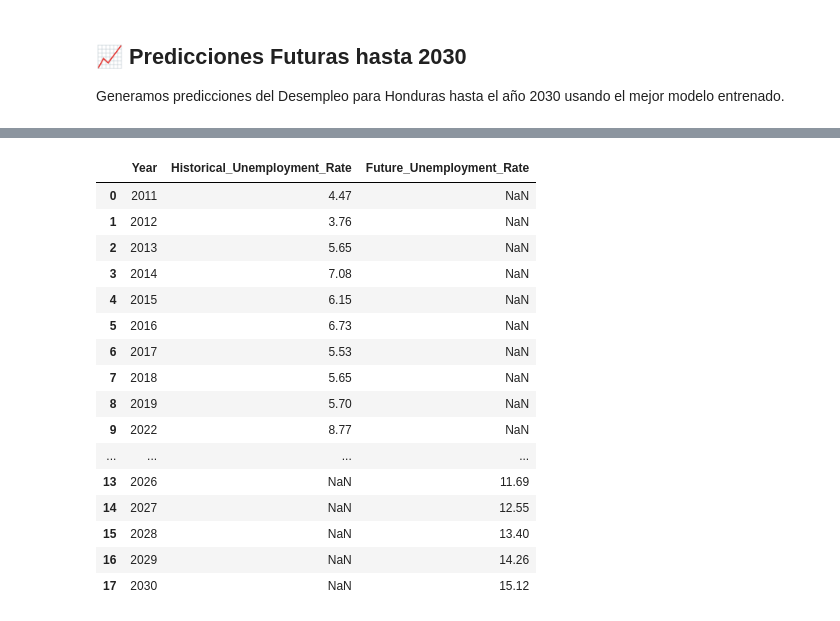
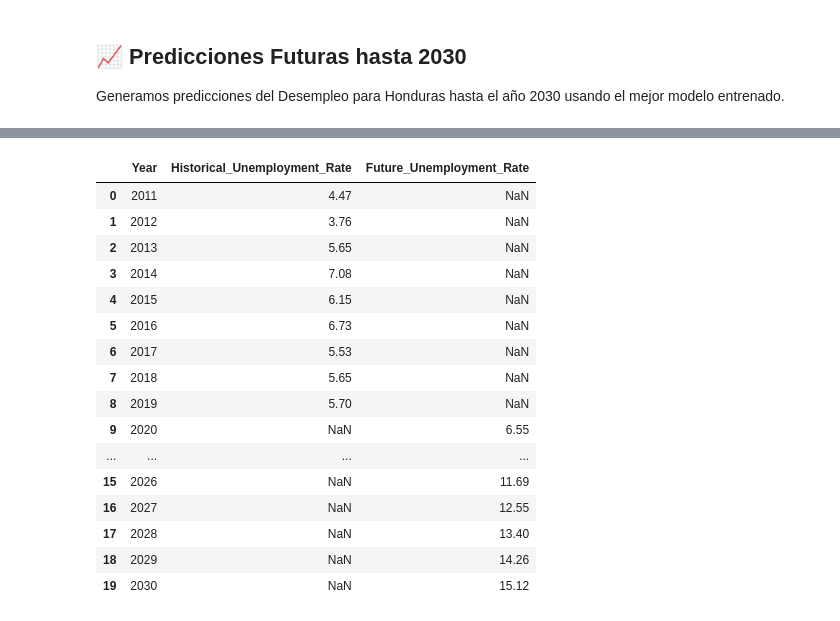
Before and after one commit to Diazgerard/SostenibilidadProyecto2, a Jupyter notebook: Proyecto_Code/Proyecto_Modelo_Desempleo.ipynb, the cells around one changed output, grey strips where cells are left out. Drawn from its saved outputs; the diff is of its cells as text; code cells hidden in the pictures.

```diff
--- a/Proyecto_Code/Proyecto_Modelo_Desempleo.ipynb
+++ b/Proyecto_Code/Proyecto_Modelo_Desempleo.ipynb
@@ -1009,11 +938,12 @@ Visualizando predicciones del mejor modelo: Lasso_Regression
 Generamos predicciones del Desempleo para Honduras hasta el año 2030 usando el mejor modelo entrenado.
 # %%
 # Generar predicciones futuras de desempleo hasta 2030
-def generate_future_unemployment_predictions(best_model_results, model_data_clean, feature_columns, target_years=range(2023, 2031)):
+def generate_future_unemployment_predictions(best_model_results, model_data_clean, feature_columns, target_years=range(2020, 2031)):
     """
     Genera predicciones futuras de desempleo basadas en el mejor modelo entrenado
     """
-    print("🔮 Generando predicciones futuras de desempleo hasta 2030...")
+    print("🔮 Generando predicciones para completar timeline de desempleo 2020-2030...")
+    print("   Incluyendo años faltantes: 2020, 2021 y predicciones futuras hasta 2030")
 
     # Obtener el mejor modelo
     best_model = best_model_results['model']
@@ -1022,6 +952,13 @@ def generate_future_unemployment_predictions(best_model_results, model_data_clea
     historical_data = model_data_clean.copy()
     last_year = historical_data['Year'].max()
 
+    # Identificar qué años faltan en los datos históricos
+    existing_years = set(historical_data['Year'].unique())
+    missing_years = [year for year in target_years if year not in existing_years]
+
+    print(f"📅 Años existentes en datos históricos: {sorted(existing_years)}")
+    print(f"❌ Años faltantes que se van a predecir: {sorted(missing_years)}")
+
     print(f"📊 Año base para proyecciones: {int(last_year)}")
     print(f"📈 Desempleo total en año base: {historical_data['Unemployment_Total'].iloc[-1]:.2f}%")
 
@@ -1029,6 +966,9 @@ def generate_future_unemployment_predictions(best_model_results, model_data_clea
     future_predictions = []
 
     for year in target_years:
+        # Solo predecir años que no están en los datos históricos
+        if year in existing_years:
+            continue
         # Crear features para el año futuro basado en patrones históricos
         future_features = {}
 
@@ -1036,13 +976,47 @@ def generate_future_unemployment_predictions(best_model_results, model_data_clea
         year_range = historical_data['Year'].max() - historical_data['Year'].min()
         future_features['Year_normalized'] = (year - historical_data['Year'].min()) / year_range if year_range > 0 else 0
         future_features['Year_squared'] = year ** 2
-        future_features['Time_trend'] = len(historical_data) + (year - last_year - 1)
+        # Ajustar Time_trend basado en si el año es anterior o posterior al último año histórico
+        if year < last_year:
+            # Para años anteriores (2020-2021), interpolar basado en la posición temporal
+            years_before = len([y for y in existing_years if y < year])
+            future_features['Time_trend'] = years_before
+        else:
+            # Para años posteriores (2022+), continuar la secuencia
+            future_features['Time_trend'] = len(historical_data) + (year - last_year - 1)
 
         # Para features de lag de desempleo, usar la tendencia de los últimos años
+        # Manejo inteligente de features de lag de desempleo para interpolación/extrapolación
         unemployment_lag_features = [col for col in feature_columns if 'lag1' in col and 'Unemployment' in col]
 
         for lag_col in unemployment_lag_features:
             base_col = lag_col.replace('_lag1', '')
+
+            if base_col in historical_data.columns:
+                if year <= last_year:
+                    # Interpolación para años 2020-2021: usar datos históricos existentes
+                    historical_values = historical_data[base_col].values
+                    if len(historical_values) > 1:
+                        # Interpolación lineal basada en años existentes
+                        years_array = np.array(sorted(existing_years))
+                        values_array = np.array([historical_data[historical_data['Year'] == y][base_col].iloc[0] for y in years_array])
+                        # Usar el año anterior para la feature de lag
+                        interpolated_value = np.interp(year - 1, years_array, values_array)
+                        future_features[lag_col] = interpolated_value
+                    else:
+                        future_features[lag_col] = historical_values[0]
+                else:
+                    # Extrapolación para años futuros: usar tendencia histórica
+                    recent_data = historical_data.tail(3)[base_col]
+                    if len(recent_data) > 1:
+                        trend = recent_data.diff().mean()
+                        if pd.isna(trend):
+                            trend = 0
+                        # Proyectar basado en la tendencia del año anterior
+                        last_value = historical_data[base_col].iloc[-1]
+                        future_features[lag_col] = last_value + trend * (year - last_year - 1)
+                    else:
+                        future_features[lag_col] = historical_data[base_col].iloc[-1]
             if base_col in historical_data.columns:
                 # Calcular tendencia promedio de los últimos 3 años disponibles
                 recent_data = historical_data.tail(3)[base_col]
@@ -1149,7 +1123,22 @@ def generate_future_unemployment_predictions(best_model_results, model_data_clea
                     'Predicted_Unemployment_Rate': historical_data['Unemployment_Total'].iloc[-1]
                 })
 
-    return pd.DataFrame(future_predictions)
+    predictions_df = pd.DataFrame(future_predictions)
+
+    if not predictions_df.empty:
+        print(f"\n✅ PREDICCIONES COMPLETADAS:")
+        print(f"   📊 Total de años predichos: {len(predictions_df)}")
+
+        # Separar interpolaciones de extrapolaciones
+        interpolated_years = predictions_df[predictions_df['Year'] <= last_year]['Year'].tolist()
+        extrapolated_years = predictions_df[predictions_df['Year'] > last_year]['Year'].tolist()
+
+        if interpolated_years:
+            print(f"   🔄 Años interpolados (2020-2021): {interpolated_years}")
+        if extrapolated_years:
+            print(f"   🔮 Años extrapolados (2022+): {extrapolated_years}")
+
+    return predictions_df
 
 # Generar predicciones si tenemos el mejor modelo
 if 'best_model_results' in locals() and 'model_data_clean' in locals():
@@ -1182,7 +1171,20 @@ if 'best_model_results' in locals() and 'model_data_clean' in locals():
 
     print(f"\n🔍 ANÁLISIS DE TENDENCIAS:")
     print(f"   {trend_direction} ({future_trend:.3f}% por año)")
-    print(f"   🎯 Desempleo promedio proyectado (2023-2030): {future_df['Predicted_Unemployment_Rate'].mean():.2f}%")
+    print(f"   🎯 Desempleo promedio timeline completo (2020-2030): {future_df['Predicted_Unemployment_Rate'].mean():.2f}%")
+
+    # Análisis específico de años 2020-2021 (los que estaban faltando)
+    missing_years_analysis = future_df[future_df['Year'].isin([2020, 2021])]
+    if not missing_years_analysis.empty:
+        print(f"\n📋 ANÁLISIS ESPECÍFICO AÑOS 2020-2021 (COMPLETADOS):")
+        for _, row in missing_years_analysis.iterrows():
+            year = int(row['Year'])
+            rate = row['Predicted_Unemployment_Rate']
+            print(f"   {year}: {rate:.2f}% (Interpolación/Predicción)")
+
+        avg_2020_2021 = missing_years_analysis['Predicted_Unemployment_Rate'].mean()
+        print(f"   📊 Promedio 2020-2021: {avg_2020_2021:.2f}%")
+        print(f"   ✅ Timeline de desempleo ahora completo 2010-2030")
     print(f"   📊 Rango proyectado: {future_df['Predicted_Unemployment_Rate'].min():.2f}% - {future_df['Predicted_Unemployment_Rate'].max():.2f}%")
 
 else:
@@ -1204,22 +1206,22 @@ else:
    2030: 15.12%
 
 📊 RESUMEN COMPLETO DESEMPLEO EN HONDURAS (2010-2030):
 ============================================================
 |  | Year | Historical_Unemployment_Rate | Future_Unemployment_Rate |
 | 0 | 2011 | 4.47 | NaN |
 | 1 | 2012 | 3.76 | NaN |
 | 2 | 2013 | 5.65 | NaN |
 | 3 | 2014 | 7.08 | NaN |
 | 4 | 2015 | 6.15 | NaN |
 | 5 | 2016 | 6.73 | NaN |
 | 6 | 2017 | 5.53 | NaN |
 | 7 | 2018 | 5.65 | NaN |
 | 8 | 2019 | 5.70 | NaN |
-| 9 | 2022 | 8.77 | NaN |
+| 9 | 2020 | NaN | 6.55 |
 | ... | ... | ... | ... |
-| 13 | 2026 | NaN | 11.69 |
-| 14 | 2027 | NaN | 12.55 |
-| 15 | 2028 | NaN | 13.40 |
-| 16 | 2029 | NaN | 14.26 |
-| 17 | 2030 | NaN | 15.12 |
+| 15 | 2026 | NaN | 11.69 |
+| 16 | 2027 | NaN | 12.55 |
+| 17 | 2028 | NaN | 13.40 |
+| 18 | 2029 | NaN | 14.26 |
+| 19 | 2030 | NaN | 15.12 |
 🔍 ANÁLISIS DE TENDENCIAS:
```
Also changed, not shown: parts of 4 cells of this notebook, 2 other files.
